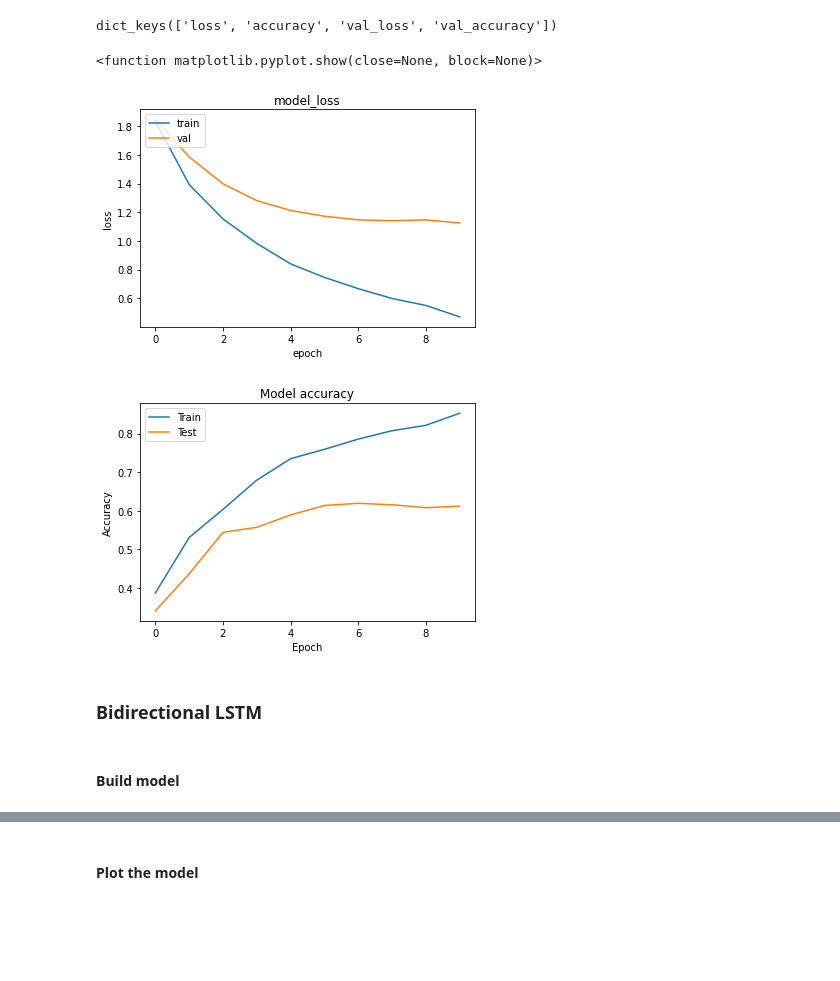
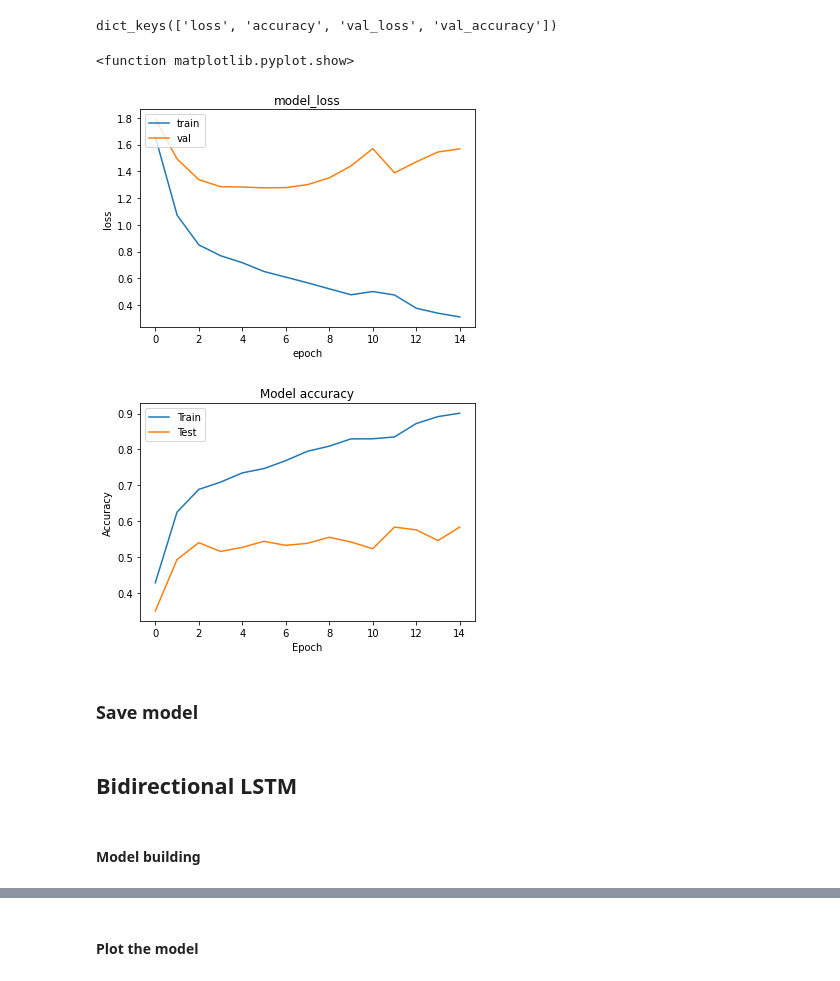
Before and after one commit to Chabname/RAPMC, a Jupyter notebook: notebook/DL_Models.ipynb, the cells around one changed output, grey strips where cells are left out. Drawn from its saved outputs; the diff is of its cells as text; code cells hidden in the pictures; blank space fills up the shorter version.

```diff
--- a/notebook/DL_Models.ipynb
+++ b/notebook/DL_Models.ipynb
@@ -106,6 +150,6 @@ from imblearn.over_sampling import RandomOverSampler
 oversample = RandomOverSampler(sampling_strategy='minority')
 # %%
 # fit and apply the transform
-train_df, y_train = oversample.fit_resample(train_df, y_train)
-train_df, y_train = oversample.fit_resample(train_df, y_train)
+text_train, y_train = oversample.fit_resample(text_train, y_train)
+text_train, y_train = oversample.fit_resample(text_train, y_train)
 # %%
@@ -271,18 +354,12 @@ plt.show()
 # %% [markdown]
 #### Model building
 # %%
-cnnmodel = Sequential(
-    [
-     Embedding(num_words, embed_dim, input_length = X.shape[1]),
-     Conv1D(64, 5, activation='relu'),
-     GlobalMaxPooling1D(),
-     Dropout(0.2),
-     Flatten(),
-     Dense(16, activation='relu'),
-     Dense(9, activation='softmax')
-    ]
-)
-cnnmodel.compile(optimizer='adam',
-               loss='categorical_crossentropy',
-               metrics=['accuracy'])
-cnnmodel.summary()
+def LSTMmodel():
+  model = Sequential()
+  model.add(Embedding(num_words, embed_dim, input_length = X.shape[1]))
+  model.add(LSTM(lstm_out, recurrent_dropout=0.2, dropout=0.2))
+  model.add(Dense(16, activation='relu'))
+  model.add(Dense(9,activation='softmax'))
+  model.compile(loss = 'categorical_crossentropy', optimizer='adam', metrics = ['accuracy'])
+  print(model.summary())
+  return model
@@ -310,0 +366,2 @@ To enable them in other operations, rebuild TensorFlow with the appropriate comp
+# %%
+lstm_model = LSTMmodel()
@@ -323,8 +392,9 @@ keras.utils.plot_model(cnnmodel, "my_first_model_shapes.png", show_shapes= True)
 # %% [markdown]
 #### Model Training
 # %%
-hiscnn = cnnmodel.fit(train_df, y_train,
-                     epochs=50,
-                     verbose=False,
-                     validation_data =(cv_df, y_cv),
-                     batch_size= batch_size, callbacks=callback)
+lstm_history = lstm_model.fit(text_train, y_train,
+                      epochs=50,
+                      verbose=False,
+                      validation_data =(text_val, y_val),
+                      batch_size= batch_size ,
+                      callbacks= callback)
@@ -360,24 +427,26 @@ print(hiscnn.history.keys())
 dict_keys(['loss', 'accuracy', 'val_loss', 'val_accuracy'])
 # %%
 # visualize training and validation losses
-plt.plot(hiscnn.history['loss'])
-plt.plot(hiscnn.history['val_loss'])
+plt.plot(lstm_history.history['loss'])
+plt.plot(lstm_history.history['val_loss'])
 plt.title('model_loss')
 plt.ylabel('loss')
 plt.xlabel('epoch')
 plt.legend(['train', 'val'], loc = 'upper left')
 plt.show
 # %% [output]
-<function matplotlib.pyplot.show(close=None, block=None)>
+<function matplotlib.pyplot.show>
-[figure, old version]
+[figure, new version]
 # %%
 # visualize training and validation accuracies
-plt.plot(hiscnn.history['accuracy'])
-plt.plot(hiscnn.history['val_accuracy'])
+plt.plot(lstm_history.history['accuracy'])
+plt.plot(lstm_history.history['val_accuracy'])
 plt.title('Model accuracy')
 plt.ylabel('Accuracy')
 plt.xlabel('Epoch')
 plt.legend(['Train', 'Test'], loc='upper left')
 plt.show()
 # %% [output]
-[figure, old version]
+[figure, new version]
+# %% [markdown]
+### Save model
@@ -384,5 +455,5 @@ plt.show()
 # %% [markdown]
-### Bidirectional LSTM
+## Bidirectional LSTM
-# %% [markdown]
-#### Build model
+# %% [markdown]
+#### Model building
 # %%
```
Also changed, not shown: parts of 102 cells of this notebook.
